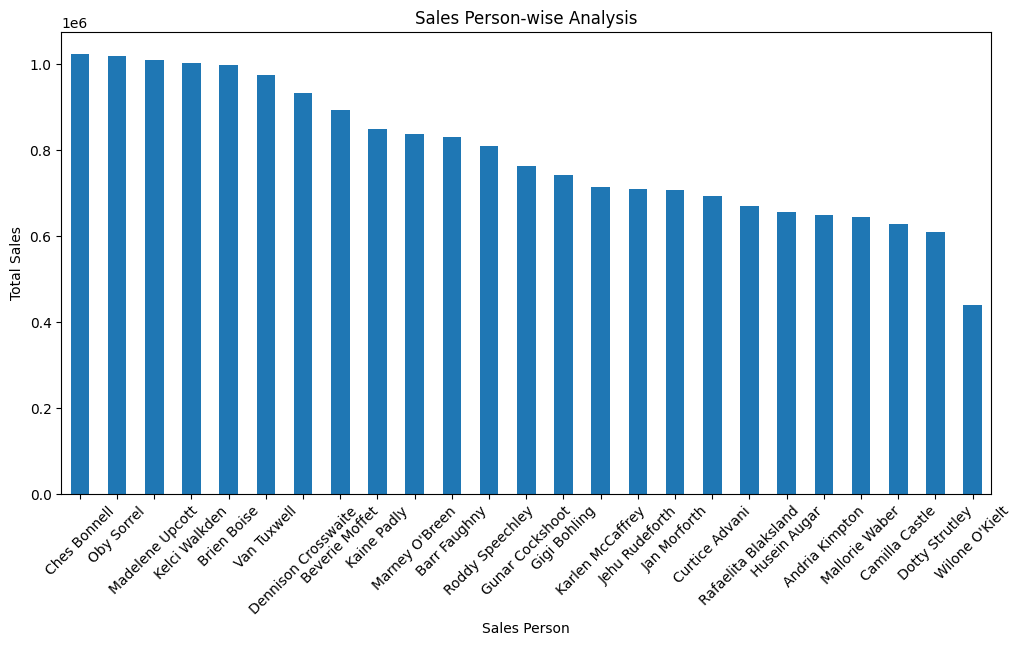
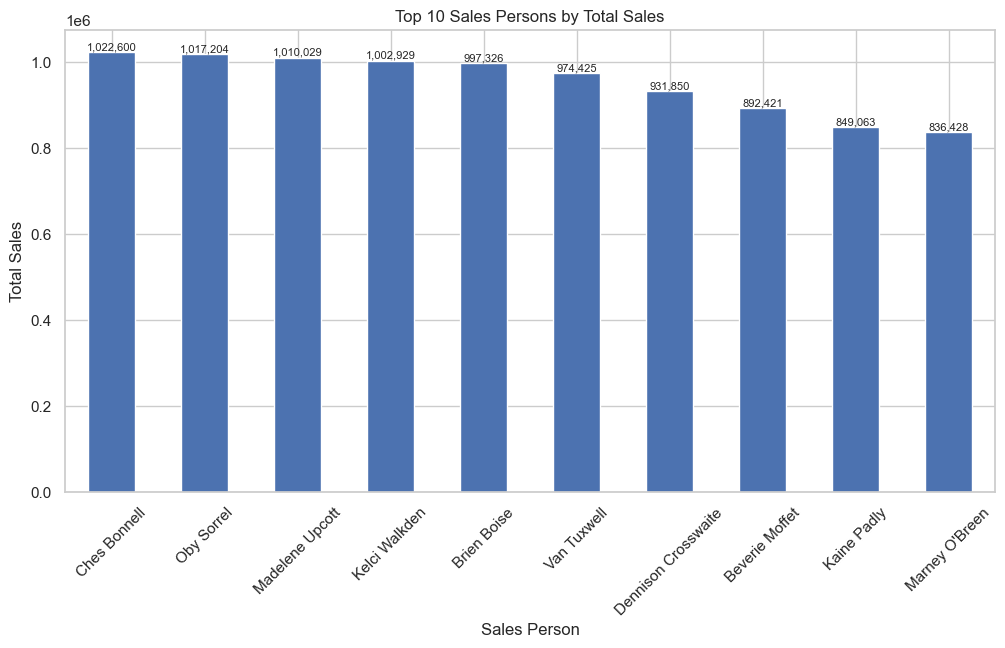
Unified diff of the notebook cell whose output changed from the first chart to the second:
--- before
+++ after
@@ -1,7 +1,18 @@
 # Visualize sales person-wise analysis
-salesperson_sales.plot(kind='bar', figsize=(12, 6))
+top10_salesperson = (
+    df.groupby('Sales Person')['Amount']
+      .sum()
+      .sort_values(ascending=False)
+      .head(10)
+)
+
+ax = top10_salesperson.plot(kind='bar', figsize=(12, 6))
+
+ax.bar_label(ax.containers[0], fmt='{:,.0f}', fontsize=8)
+
 plt.xlabel('Sales Person')
 plt.ylabel('Total Sales')
-plt.title('Sales Person-wise Analysis')
+plt.title('Top 10 Sales Persons by Total Sales')
 plt.xticks(rotation=45)
+
 plt.show()

Commit: Refactor code structure for improved readability and maintainability